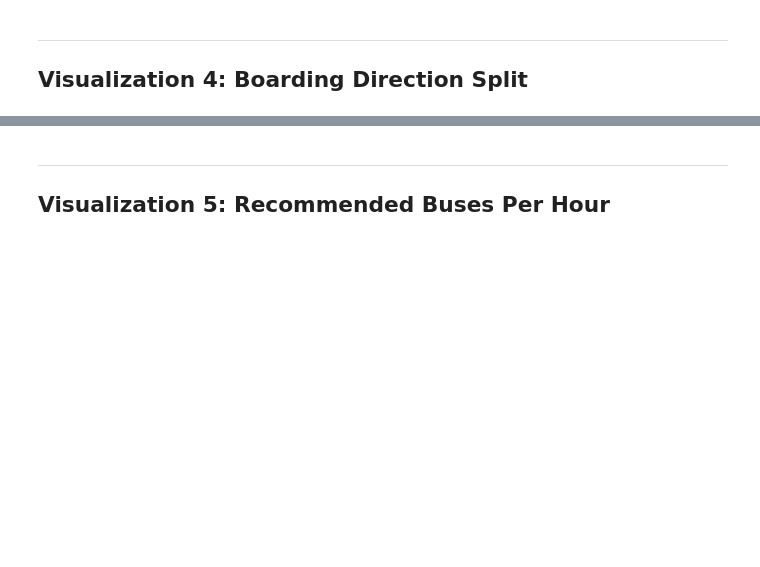
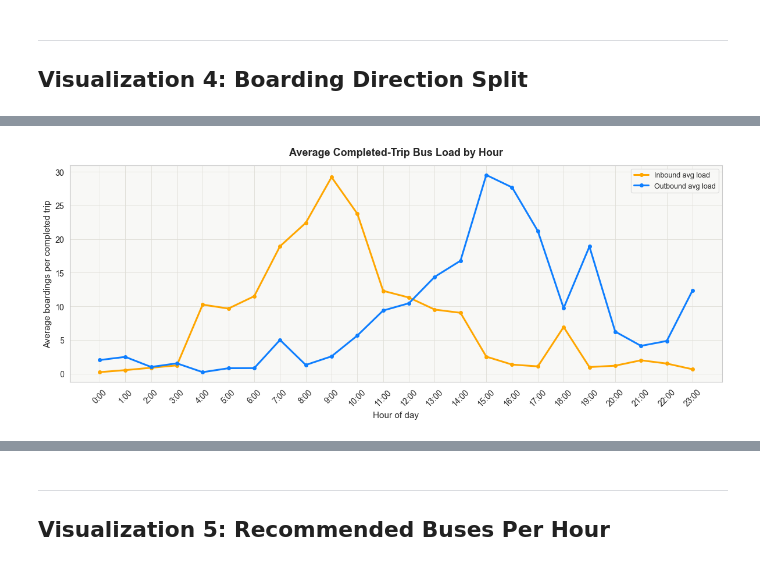
Before and after one commit to morgan1461/WMC-dashboard, a Jupyter notebook: analysis_notebooks/peak_hours.ipynb, the cells around one changed output, grey strips where cells are left out. Cells and saved outputs as stored; diff of their text form; code cells hidden in the pictures; blank space fills up the shorter version.

```diff
--- a/analysis_notebooks/peak_hours.ipynb
+++ b/analysis_notebooks/peak_hours.ipynb
@@ -775,0 +732,31 @@ plt.show()
+# %%
+# viz: same trend plot, using average bus load (boardings per completed trip) instead of % capacity
+fig, ax = plt.subplots(figsize=(12, 5))
+
+for direction, line_color in [('Inbound', "#ffa600"), ('Outbound', "#0e7eff")]:
+    subset = direction_hourly[direction_hourly['direction'] == direction]
+    ax.plot(
+        subset['hour'],
+        subset['avg_direction_boardings_per_trip'],
+        marker='o',
+        markersize=4,
+        linewidth=2.2,
+        color=line_color,
+        label=f'{direction} avg load'
+    )
+
+ax.set_xticks(range(direction_hourly['hour'].min(), direction_hourly['hour'].max() + 1))
+ax.set_xticklabels(
+    [f'{h}:00' for h in range(direction_hourly['hour'].min(), direction_hourly['hour'].max() + 1)],
+    rotation=45
+)
+
+ax.set_xlabel('Hour of day')
+ax.set_ylabel('Average boardings per completed trip')
+ax.set_title('Average Completed-Trip Bus Load by Hour', pad=12)
+ax.legend(loc='upper right', fontsize=9, framealpha=0.9, edgecolor='#ddd')
+
+plt.tight_layout()
+plt.show()
+# %% [output]
+[figure, added]
```
Also changed, not shown: parts of 12 cells of this notebook, 3 other files.
